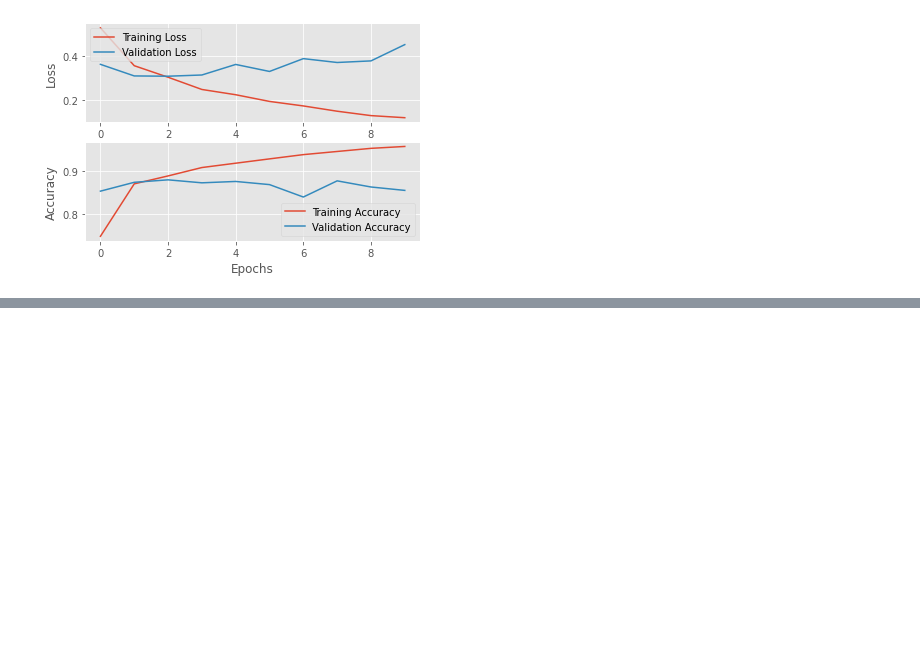
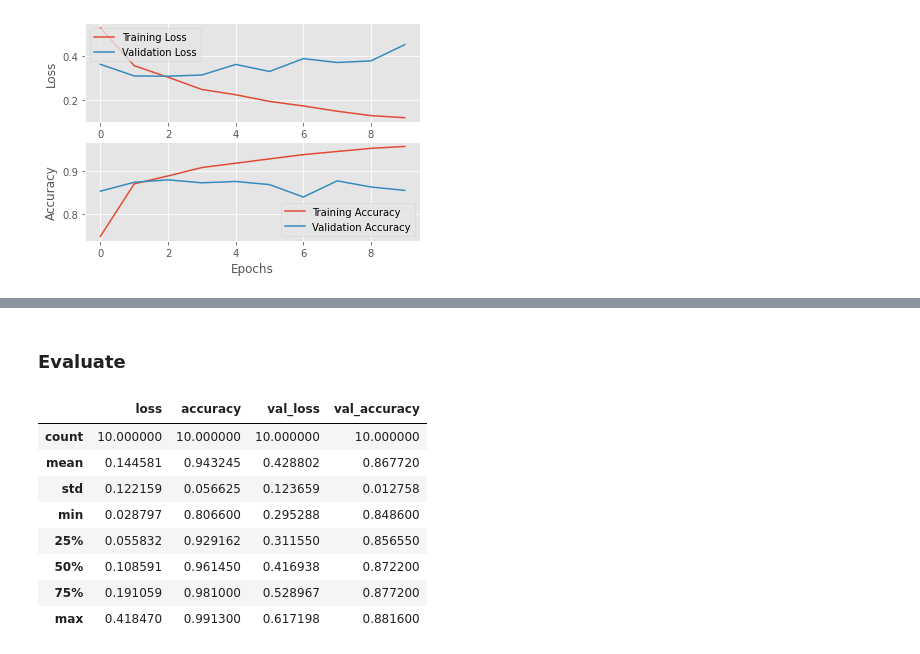
Before and after one commit to issa-rajabu-juma/textlab, a Jupyter notebook: notebooks/text_lab.ipynb, the cells around one changed output, grey strips where cells are left out. Cells and saved outputs as stored; diff of their text form; code cells hidden in the pictures; blank space fills up the shorter version.

```diff
--- a/notebooks/text_lab.ipynb
+++ b/notebooks/text_lab.ipynb
@@ -685,0 +888,15 @@ plot_loss_accuracy(history_lstm.history, IMDB_LSTM_OUTPUT)
+# %% [markdown]
+### Evaluate
+# %%
+df = pd.DataFrame(history_masked.history)
+df.describe()
+# %% [output]
+|  | loss | accuracy | val_loss | val_accuracy |
+| count | 10.000000 | 10.000000 | 10.000000 | 10.000000 |
+| mean | 0.144581 | 0.943245 | 0.428802 | 0.867720 |
+| std | 0.122159 | 0.056625 | 0.123659 | 0.012758 |
+| min | 0.028797 | 0.806600 | 0.295288 | 0.848600 |
+| 25% | 0.055832 | 0.929162 | 0.311550 | 0.856550 |
+| 50% | 0.108591 | 0.961450 | 0.416938 | 0.872200 |
+| 75% | 0.191059 | 0.981000 | 0.528967 | 0.877200 |
+| max | 0.418470 | 0.991300 | 0.617198 | 0.881600 |
```
Also changed, not shown: parts of 24 cells of this notebook.
